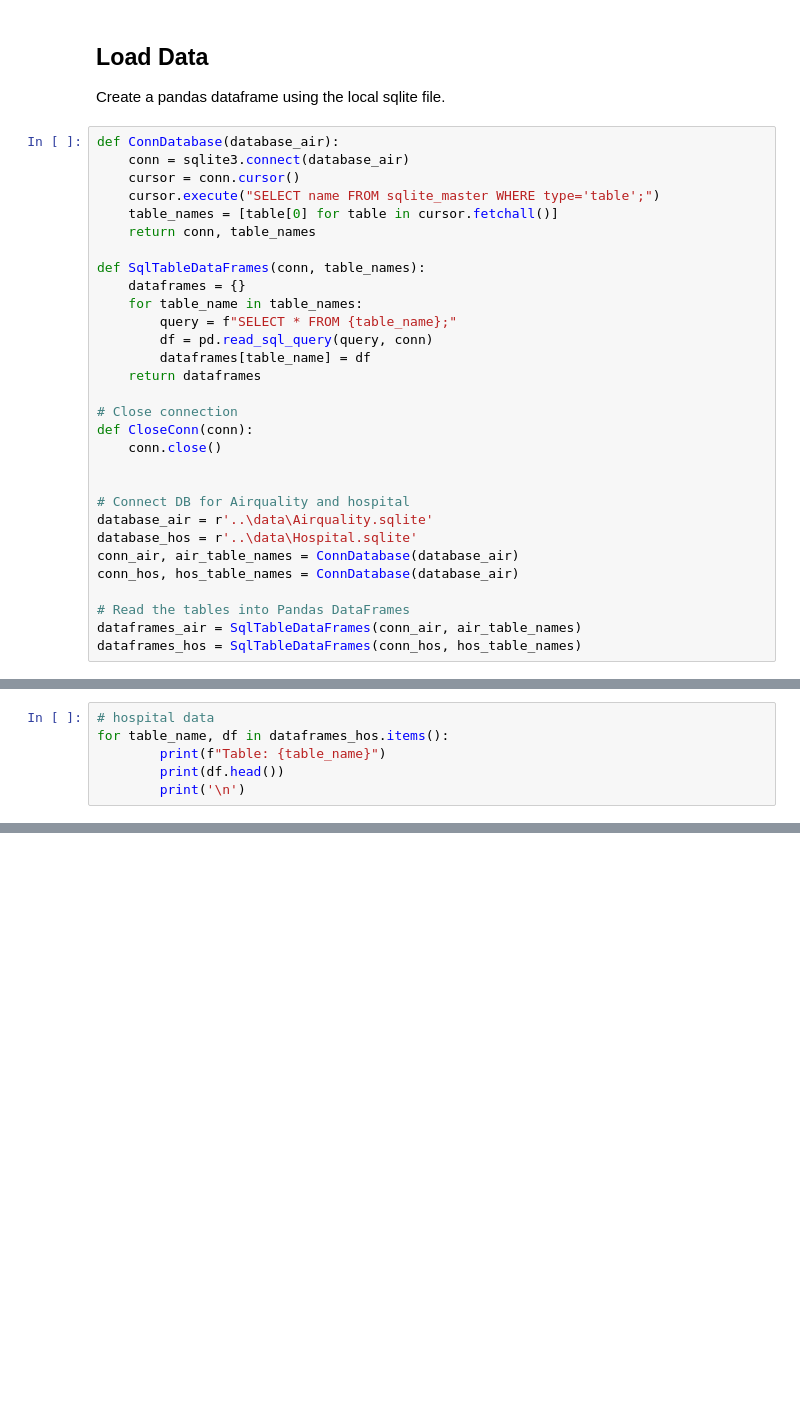
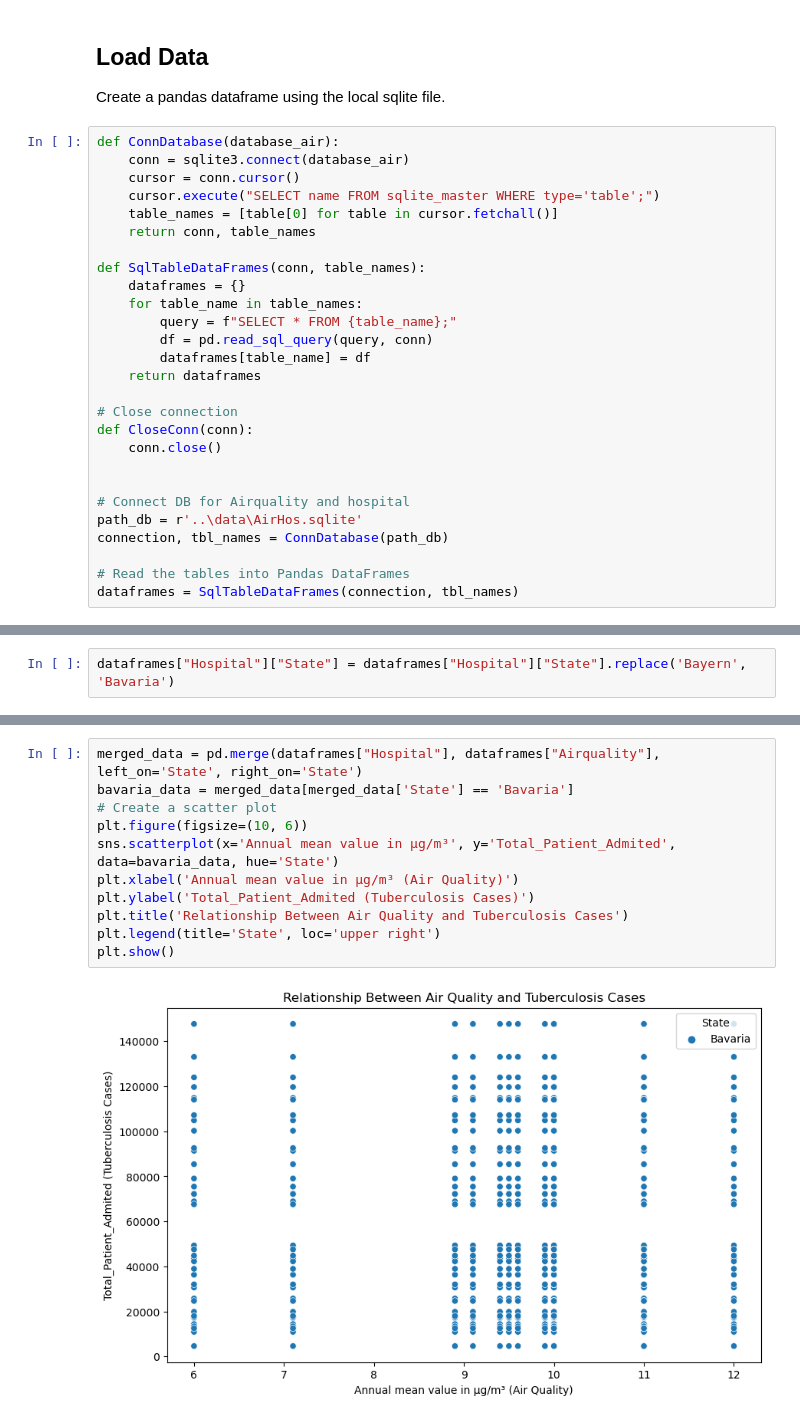
Before and after one commit to 5aad/made-template, a Jupyter notebook: project/report.ipynb, the cells around one changed output, grey strips where cells are left out. Drawn from its saved outputs; the diff is of its cells as text; blank space fills up the shorter version.

```diff
--- a/project/report.ipynb
+++ b/project/report.ipynb
@@ -117,12 +118,9 @@ def CloseConn(conn):
 
 
 # Connect DB for Airquality and hospital
-database_air = r'..\data\Airquality.sqlite'
-database_hos = r'..\data\Hospital.sqlite'
-conn_air, air_table_names = ConnDatabase(database_air)
-conn_hos, hos_table_names = ConnDatabase(database_air)
+path_db = r'..\data\AirHos.sqlite'
+connection, tbl_names = ConnDatabase(path_db)
 
 # Read the tables into Pandas DataFrames
-dataframes_air = SqlTableDataFrames(conn_air, air_table_names)
-dataframes_hos = SqlTableDataFrames(conn_hos, hos_table_names)
+dataframes = SqlTableDataFrames(connection, tbl_names)
 # %%
@@ -152,6 +169,2 @@ Table: Airquality
 # %%
-# hospital data
-for table_name, df in dataframes_hos.items():
-        print(f"Table: {table_name}")
-        print(df.head())
-        print('\n')
+dataframes["Hospital"]["State"] = dataframes["Hospital"]["State"].replace('Bayern', 'Bavaria')
@@ -179,0 +174,13 @@ CloseConn(conn_hos)
+# %%
+merged_data = pd.merge(dataframes["Hospital"], dataframes["Airquality"], left_on='State', right_on='State')
+bavaria_data = merged_data[merged_data['State'] == 'Bavaria']
+# Create a scatter plot
+plt.figure(figsize=(10, 6))
+sns.scatterplot(x='Annual mean value in µg/m³', y='Total_Patient_Admited', data=bavaria_data, hue='State')
+plt.xlabel('Annual mean value in µg/m³ (Air Quality)')
+plt.ylabel('Total_Patient_Admited (Tuberculosis Cases)')
+plt.title('Relationship Between Air Quality and Tuberculosis Cases')
+plt.legend(title='State', loc='upper right')
+plt.show()
+# %% [output]
+[figure, added]
```
Also changed, not shown: parts of 15 cells of this notebook.
